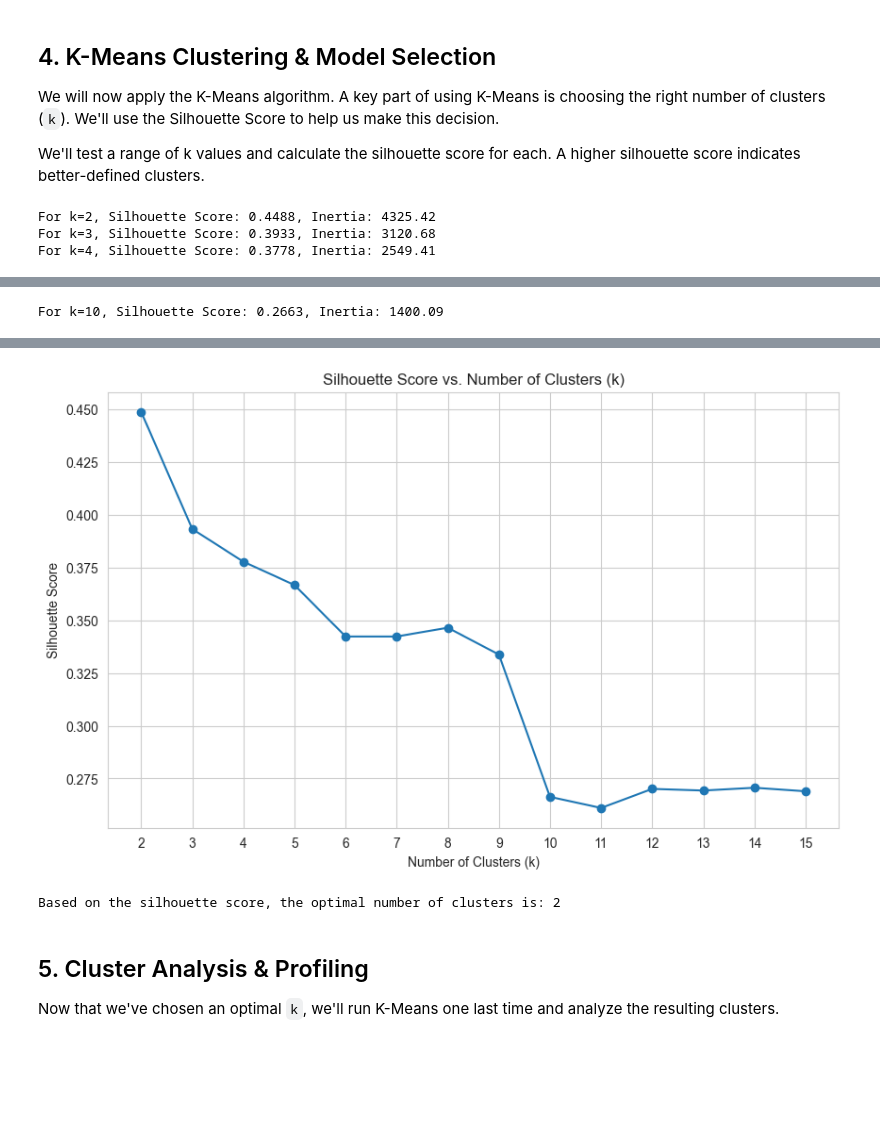
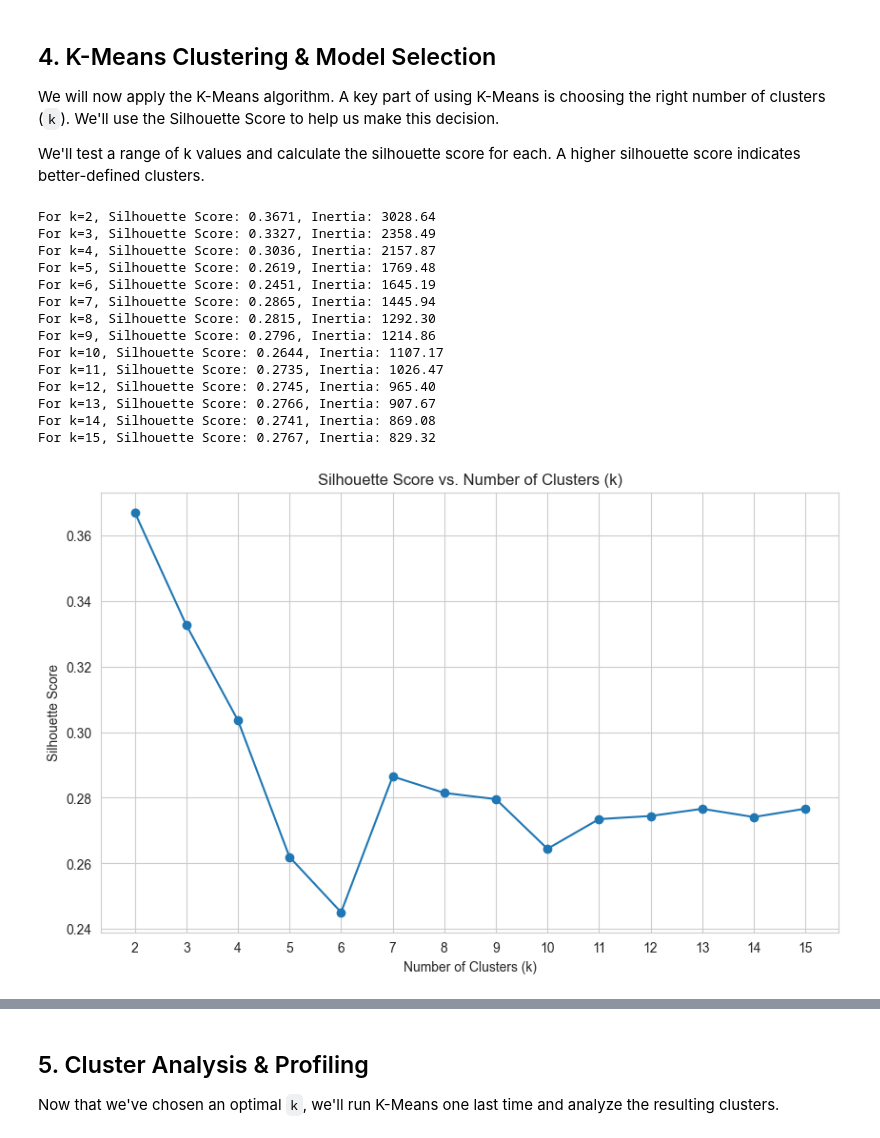
Before and after one commit to BenGoBlue05/college-scorecard-analysis, a Jupyter notebook: notebooks/institution_clustering.ipynb, the cells around one changed output, grey strips where cells are left out. Drawn from its saved outputs; the diff is of its cells as text; code cells hidden in the pictures; blank space fills up the shorter version.

Commit message:
filter by bachelor's

```diff
--- a/notebooks/institution_clustering.ipynb
+++ b/notebooks/institution_clustering.ipynb
@@ -123,11 +226,11 @@ Now, we prepare the data for the clustering algorithm. This involves:
 3. Handling missing values.
 4. Scaling the features so they are on a comparable scale.
 # %%
-df_processed = df_eda.dropna(subset=['AvgCost', 'MedianDebt', 'MedianEarnings']).copy()
+df_processed = df_bachelors.dropna(subset=['AvgCost', 'MedianDebt', 'MedianEarnings']).copy()
 
-print(f"Original number of institutions: {len(df_eda)}")
+print(f"Original number of institutions: {len(df_bachelors)}")
 print(f"Number of institutions after dropping missing values: {len(df_processed)}")
-print(f"Percentage of data kept: {len(df_processed) / len(df_eda) * 100:.2f}%")
+print(f"Percentage of data kept: {len(df_processed) / len(df_bachelors) * 100:.2f}%")
 
 # Select the final features for clustering
 features_for_clustering = ['AvgCost', 'MedianDebt', 'MedianEarnings']
@@ -155,36 +258,51 @@ We will now apply the K-Means algorithm. A key part of using K-Means is choosing
 We'll test a range of k values and calculate the silhouette score for each.
 A higher silhouette score indicates better-defined clusters.
 # %%
-k_range = range(2, 16) # Test k from 2 to 15
-silhouette_scores = []
-inertia_scores = []
+with warnings.catch_warnings():
+    warnings.simplefilter("ignore")
 
-for k in k_range:
-    kmeans = KMeans(n_clusters=k, random_state=42, n_init='auto')
-    kmeans.fit(X_scaled)
+    k_range = range(2, 16) # Test k from 2 to 15
+    silhouette_scores = []
+    inertia_scores = []
 
-    # Calculate silhouette score
-    score = silhouette_score(X_scaled, kmeans.labels_)
-    silhouette_scores.append(score)
+    for k in k_range:
+        kmeans = KMeans(n_clusters=k, random_state=42, n_init='auto')
+        kmeans.fit(X_scaled)
 
-    # Also store inertia (sum of squared distances to closest centroid)
-    inertia_scores.append(kmeans.inertia_)
-    print(f"For k={k}, Silhouette Score: {score:.4f}, Inertia: {kmeans.inertia_:.2f}")
+        # Calculate silhouette score
+        score = silhouette_score(X_scaled, kmeans.labels_)
+        silhouette_scores.append(score)
 
-# Plot the Silhouette Scores to find the optimal k
-plt.figure(figsize=(10, 6))
-plt.plot(k_range, silhouette_scores, marker='o')
-plt.title('Silhouette Score vs. Number of Clusters (k)')
-plt.xlabel('Number of Clusters (k)')
-plt.ylabel('Silhouette Score')
-plt.xticks(k_range)
-plt.grid(True)
-plt.show()
+        # Also store inertia (sum of squared distances to closest centroid)
+        inertia_scores.append(kmeans.inertia_)
+        print(f"For k={k}, Silhouette Score: {score:.4f}, Inertia: {kmeans.inertia_:.2f}")
 
-# The "best" k is often the one with the highest silhouette score.
-optimal_k = k_range[np.argmax(silhouette_scores)]
-print(f"\nBased on the silhouette score, the optimal number of clusters is: {optimal_k}")
+    # Plot the Silhouette Scores to find the optimal k
+    plt.figure(figsize=(10, 6))
+    plt.plot(k_range, silhouette_scores, marker='o')
+    plt.title('Silhouette Score vs. Number of Clusters (k)')
+    plt.xlabel('Number of Clusters (k)')
+    plt.ylabel('Silhouette Score')
+    plt.xticks(k_range)
+    plt.grid(True)
+    plt.show()
+
+    # The "best" k is often the one with the highest silhouette score.
+    optimal_k = k_range[np.argmax(silhouette_scores)]
+    print(f"\nBased on the silhouette score, the optimal number of clusters is: {optimal_k}")
 # %% [output]
-For k=2, Silhouette Score: 0.4488, Inertia: 4325.42
-For k=3, Silhouette Score: 0.3933, Inertia: 3120.68
-For k=4, Silhouette Score: 0.3778, Inertia: 2549.41
+For k=2, Silhouette Score: 0.3671, Inertia: 3028.64
+For k=3, Silhouette Score: 0.3327, Inertia: 2358.49
+For k=4, Silhouette Score: 0.3036, Inertia: 2157.87
+For k=5, Silhouette Score: 0.2619, Inertia: 1769.48
+For k=6, Silhouette Score: 0.2451, Inertia: 1645.19
+For k=7, Silhouette Score: 0.2865, Inertia: 1445.94
+For k=8, Silhouette Score: 0.2815, Inertia: 1292.30
+For k=9, Silhouette Score: 0.2796, Inertia: 1214.86
+For k=10, Silhouette Score: 0.2644, Inertia: 1107.17
+For k=11, Silhouette Score: 0.2735, Inertia: 1026.47
+For k=12, Silhouette Score: 0.2745, Inertia: 965.40
+For k=13, Silhouette Score: 0.2766, Inertia: 907.67
+For k=14, Silhouette Score: 0.2741, Inertia: 869.08
+For k=15, Silhouette Score: 0.2767, Inertia: 829.32
+[figure, new version]
@@ -200 +309,0 @@ For k=9, Silhouette Score: 0.3337, Inertia: 1489.11
-For k=10, Silhouette Score: 0.2663, Inertia: 1400.09
@@ -207,5 +310,3 @@ For k=15, Silhouette Score: 0.2690, Inertia: 1082.43
-[figure, old version]
-Based on the silhouette score, the optimal number of clusters is: 2
 # %% [markdown]
 ## 5. Cluster Analysis & Profiling
 
```
Also changed, not shown: parts of 8 cells of this notebook.
